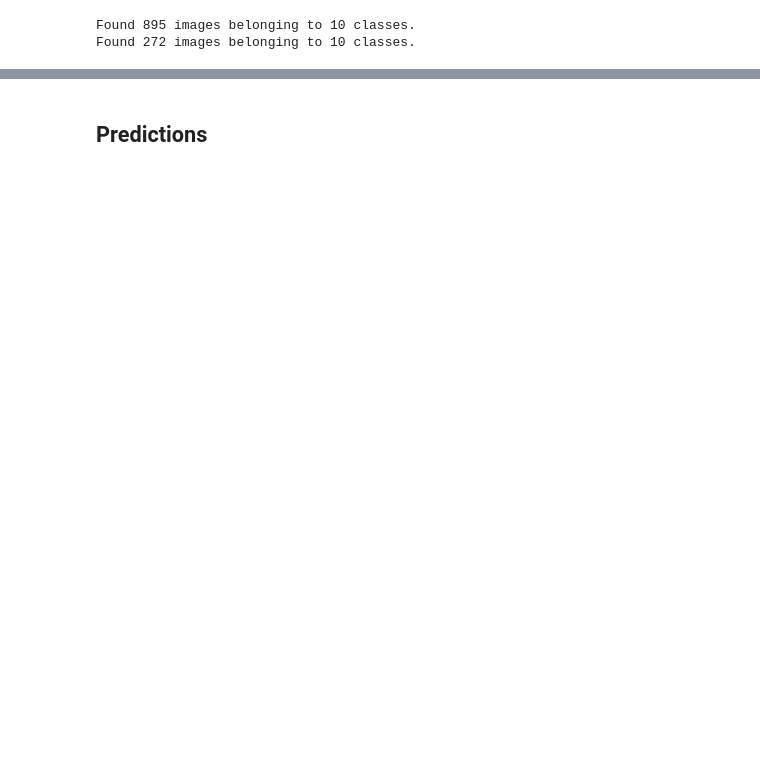
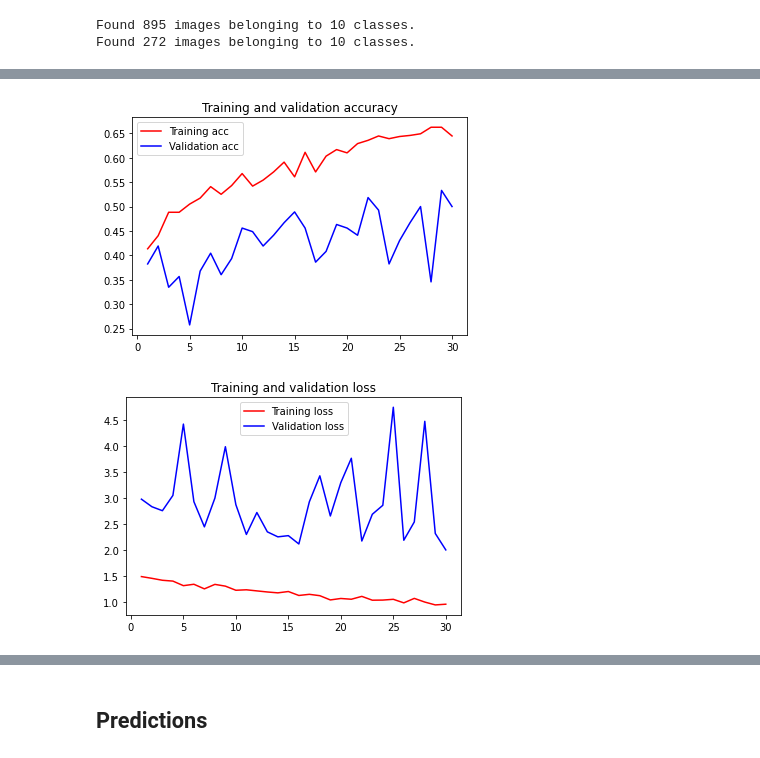
Before and after one commit to Pakopac/Monkey_Species_CNN, a Jupyter notebook: MonkeySpecies.ipynb, the cells around one changed output, grey strips where cells are left out. Cells and saved outputs as stored; diff of their text form; code cells hidden in the pictures; blank space fills up the shorter version.

```diff
--- a/MonkeySpecies.ipynb
+++ b/MonkeySpecies.ipynb
@@ -157,0 +212,28 @@ Learning Time for 10 epochs : 615 seconds
+# %%
+# Function for plot accuracy/loss
+def history_plot(history):
+    acc = history.history['accuracy']
+    val_acc = history.history['val_accuracy']
+    loss = history.history['loss']
+    val_loss = history.history['val_loss']
+    epochs = range(1, len(acc) + 1)
+
+    plt.title('Training and validation accuracy')
+    plt.plot(epochs, acc, 'red', label='Training acc')
+    plt.plot(epochs, val_acc, 'blue', label='Validation acc')
+    plt.legend()
+
+    plt.figure()
+    plt.title('Training and validation loss')
+    plt.plot(epochs, loss, 'red', label='Training loss')
+    plt.plot(epochs, val_loss, 'blue', label='Validation loss')
+
+    plt.legend()
+    plt.show()
+# %%
+# 1- history training/validation accuracy over the epochs
+# 2- history training/validation loss over the epochs
+history_plot(history)
+# %% [output]
+[figure, added]
+[figure, added]
```
Also changed, not shown: parts of 24 cells of this notebook.
